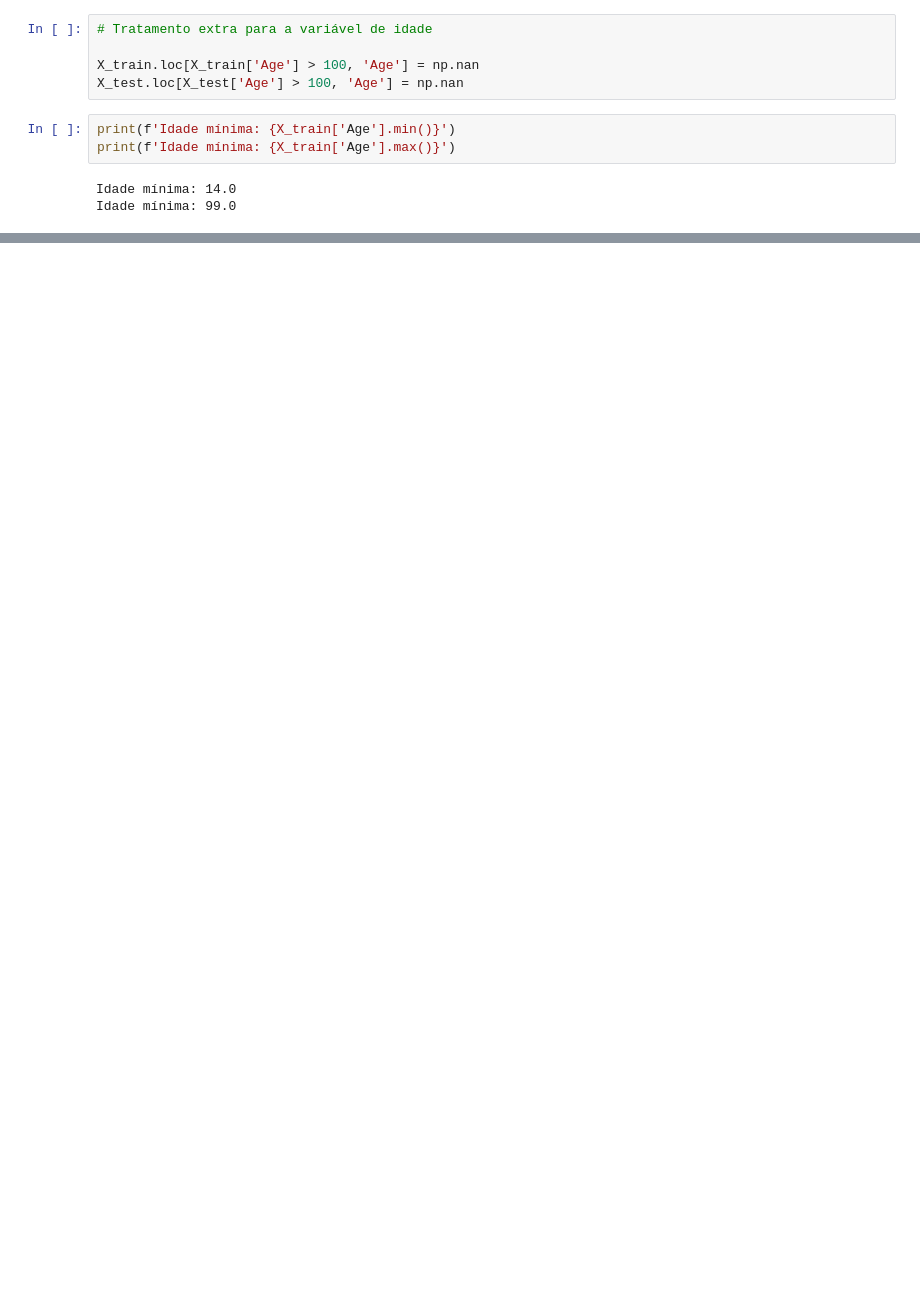
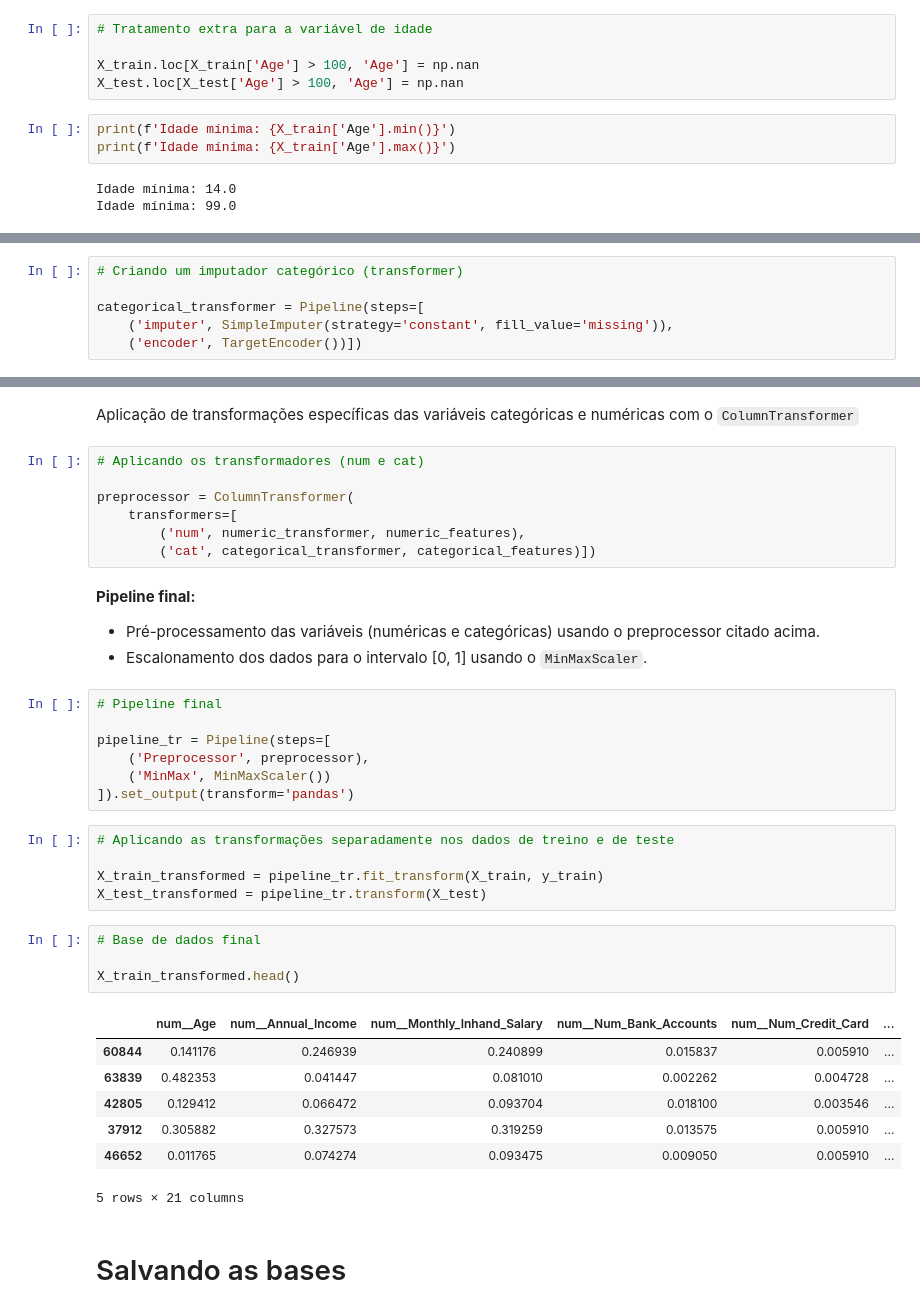
Before and after one commit to deborabmfreitas/credit-score-prediction, a Jupyter notebook: 2.data-preprocessing.ipynb, the cells around one changed output, grey strips where cells are left out. Drawn from its saved outputs; the diff is of its cells as text; blank space fills up the shorter version.

Commit message:
pipeline final de transformação

```diff
--- a/2.data-preprocessing.ipynb
+++ b/2.data-preprocessing.ipynb
@@ -234,0 +316,6 @@ Idade mínima: 99.0
+# %%
+# Criando um imputador categórico (transformer)
+
+categorical_transformer = Pipeline(steps=[
+    ('imputer', SimpleImputer(strategy='constant', fill_value='missing')),
+    ('encoder', TargetEncoder())])
@@ -234,0 +324,40 @@ Idade mínima: 99.0
+# %% [markdown]
+Aplicação de transformações específicas das variáveis categóricas e numéricas com o `ColumnTransformer`
+# %%
+# Aplicando os transformadores (num e cat)
+
+preprocessor = ColumnTransformer(
+    transformers=[
+        ('num', numeric_transformer, numeric_features),
+        ('cat', categorical_transformer, categorical_features)])
+# %% [markdown]
+**Pipeline final:**
+
+* Pré-processamento das variáveis (numéricas e categóricas) usando o preprocessor citado acima.
+* Escalonamento dos dados para o intervalo [0, 1] usando o `MinMaxScaler`.
+# %%
+# Pipeline final
+
+pipeline_tr = Pipeline(steps=[
+    ('Preprocessor', preprocessor),
+    ('MinMax', MinMaxScaler())
+]).set_output(transform='pandas')
+# %%
+# Aplicando as transformações separadamente nos dados de treino e de teste
+
+X_train_transformed = pipeline_tr.fit_transform(X_train, y_train)
+X_test_transformed = pipeline_tr.transform(X_test)
+# %%
+# Base de dados final
+
+X_train_transformed.head()
+# %% [output]
+|  | num__Age | num__Annual_Income | num__Monthly_Inhand_Salary | num__Num_Bank_Accounts | num__Num_Credit_Card | ... |
+| 60844 | 0.141176 | 0.246939 | 0.240899 | 0.015837 | 0.005910 | ... |
+| 63839 | 0.482353 | 0.041447 | 0.081010 | 0.002262 | 0.004728 | ... |
+| 42805 | 0.129412 | 0.066472 | 0.093704 | 0.018100 | 0.003546 | ... |
+| 37912 | 0.305882 | 0.327573 | 0.319259 | 0.013575 | 0.005910 | ... |
+| 46652 | 0.011765 | 0.074274 | 0.093475 | 0.009050 | 0.005910 | ... |
+5 rows × 21 columns
+# %% [markdown]
+# Salvando as bases
```
Also changed, not shown: parts of 24 cells of this notebook, 4 other files.
